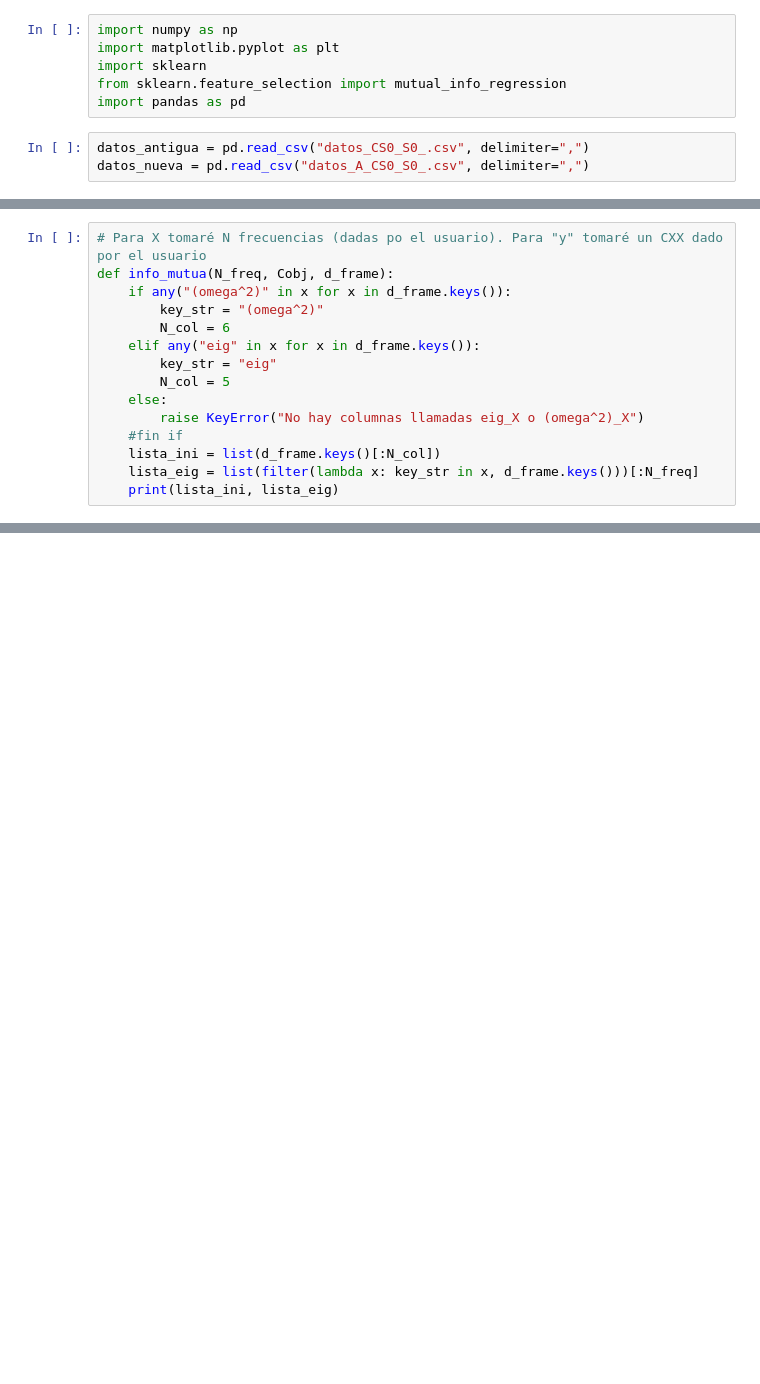
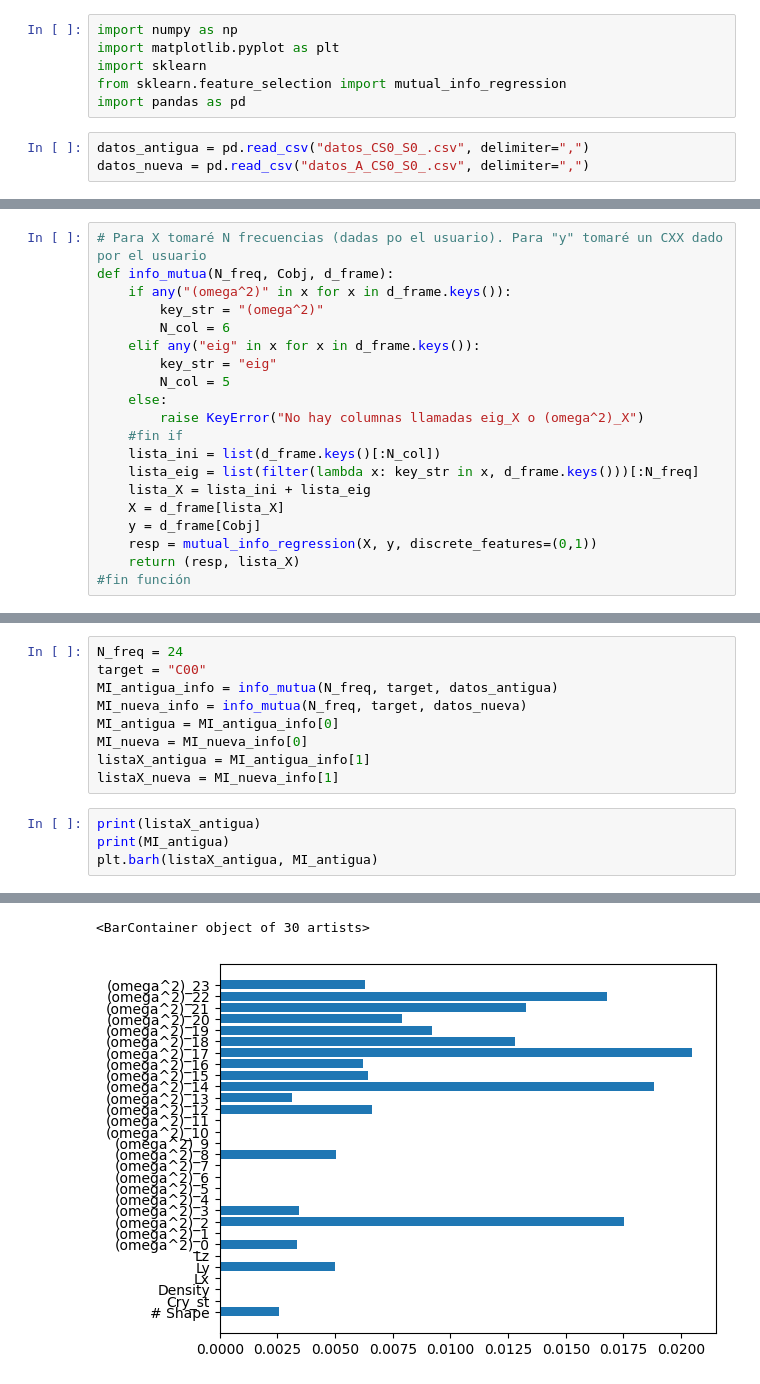
Before and after one commit to jacubillos10/RUSpectroscopy_Tools, a Jupyter notebook: output_data/mutual_info.ipynb, the cells around one changed output, grey strips where cells are left out. Drawn from its saved outputs; the diff is of its cells as text; blank space fills up the shorter version.

Commit message:
Plots of mutual information have been made

```diff
--- a/output_data/mutual_info.ipynb
+++ b/output_data/mutual_info.ipynb
@@ -21,4 +40,9 @@ def info_mutua(N_freq, Cobj, d_frame):
     #fin if
     lista_ini = list(d_frame.keys()[:N_col])
     lista_eig = list(filter(lambda x: key_str in x, d_frame.keys()))[:N_freq]
-    print(lista_ini, lista_eig)
+    lista_X = lista_ini + lista_eig
+    X = d_frame[lista_X]
+    y = d_frame[Cobj]
+    resp = mutual_info_regression(X, y, discrete_features=(0,1))
+    return (resp, lista_X)
+#fin función
@@ -27,0 +49,14 @@ def info_mutua(N_freq, Cobj, d_frame):
+# %%
+N_freq = 24
+target = "C00"
+MI_antigua_info = info_mutua(N_freq, target, datos_antigua)
+MI_nueva_info = info_mutua(N_freq, target, datos_nueva)
+MI_antigua = MI_antigua_info[0]
+MI_nueva = MI_nueva_info[0]
+listaX_antigua = MI_antigua_info[1]
+listaX_nueva = MI_nueva_info[1]
+# %%
+print(listaX_antigua)
+print(MI_antigua)
+plt.barh(listaX_antigua, MI_antigua)
+# %% [output]
@@ -27,0 +69,2 @@ def info_mutua(N_freq, Cobj, d_frame):
+<BarContainer object of 30 artists>
+[figure, added]
```
Also changed, not shown: parts of 5 cells of this notebook.
